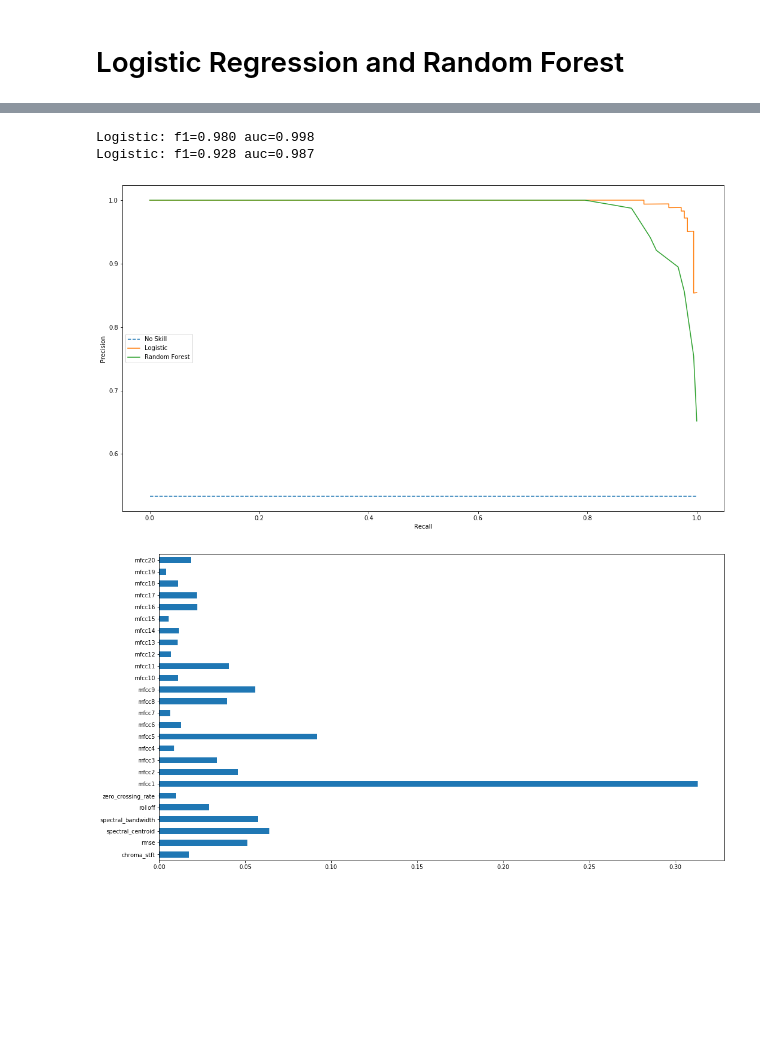
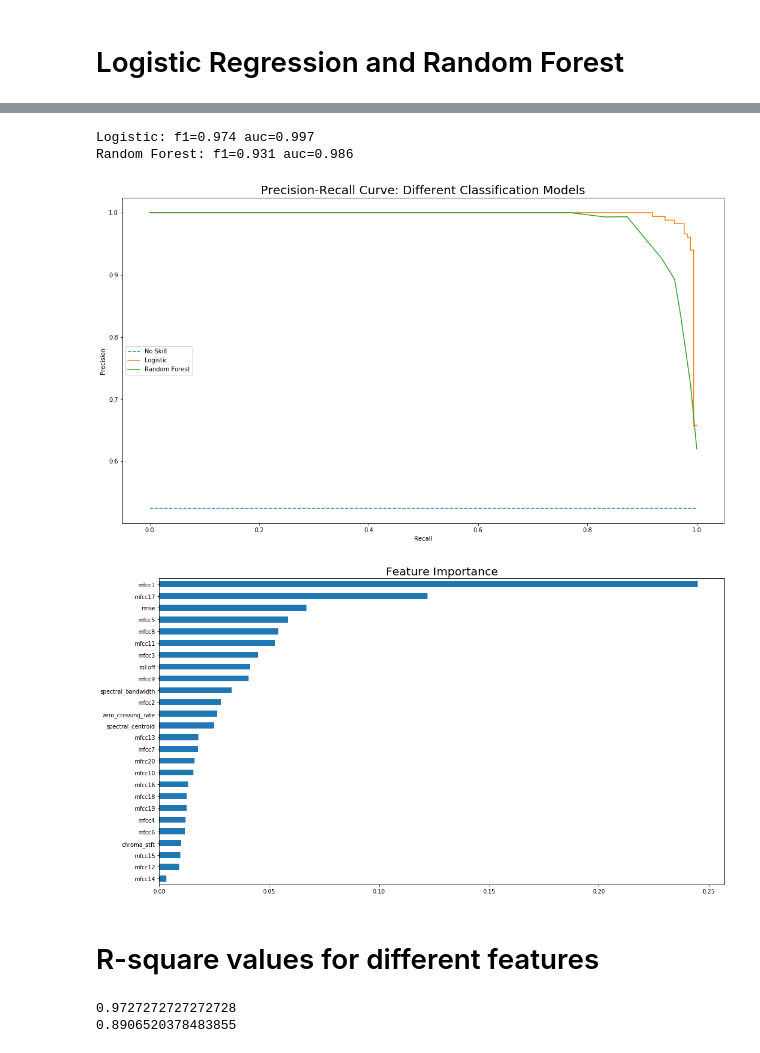
Before and after one commit to Appy011/are_you_dirty_enough, a Jupyter notebook: src/logistic_rf_models.ipynb, the cells around one changed output, grey strips where cells are left out. Cells and saved outputs as stored; diff of their text form; code cells hidden in the pictures; blank space fills up the shorter version.

```diff
--- a/src/logistic_rf_models.ipynb
+++ b/src/logistic_rf_models.ipynb
@@ -152,7 +204,7 @@ rf_f1, rf_auc = f1_score(y_test, rf_pred), auc(rf_recall, rf_precision)
 
 # summarize scores
 print('Logistic: f1=%.3f auc=%.3f' % (lr_f1, lr_auc))
-print('Logistic: f1=%.3f auc=%.3f' % (rf_f1, rf_auc))
+print('Random Forest: f1=%.3f auc=%.3f' % (rf_f1, rf_auc))
 
 # plot the precision-recall curves
 no_skill = len(y_test[y_test==1]) / len(y_test)
@@ -168,25 +220,47 @@ plt.xlabel('Recall')
 plt.ylabel('Precision')
 
 plt.legend()
-
+plt.title('Precision-Recall Curve: Different Classification Models', fontsize=20)
 plt.show()
 # %% [output]
-Logistic: f1=0.980 auc=0.998
-Logistic: f1=0.928 auc=0.987
+Logistic: f1=0.974 auc=0.997
+Random Forest: f1=0.931 auc=0.986
-[figure, old version]
+[figure, new version]
 # %%
 '''
 
 Plot Feature Importance after fitting a random forest
 
 '''
 
 #calculate important features
 feat_importances = pd.Series(rf.feature_importances_, index=X.columns)
 
 #plot graph of feature importances
+# f3,ax3 = plt.subplots(figsize =(18,10))
+# feat_importances.plot(kind='barh')
+# plt.show()
+
+feat_importances = feat_importances.sort_values()
 f3,ax3 = plt.subplots(figsize =(18,10))
 feat_importances.plot(kind='barh')
+plt.title('Feature Importance', fontsize=20)
 plt.show()
 # %% [output]
-[figure, old version]
+[figure, new version]
+# %% [markdown]
+# R-square values for different features
+# %%
+from sklearn.metrics import r2_score
+
+'''
+
+R-square using all features
+
+'''
+
+print(accuracy_score(y_test, lr_pred))
+print(r2_score(y_test, lr_pred))
+# %% [output]
+0.9727272727272728
+0.8906520378483855
```
Also changed, not shown: parts of 15 cells of this notebook, 1 other file.
